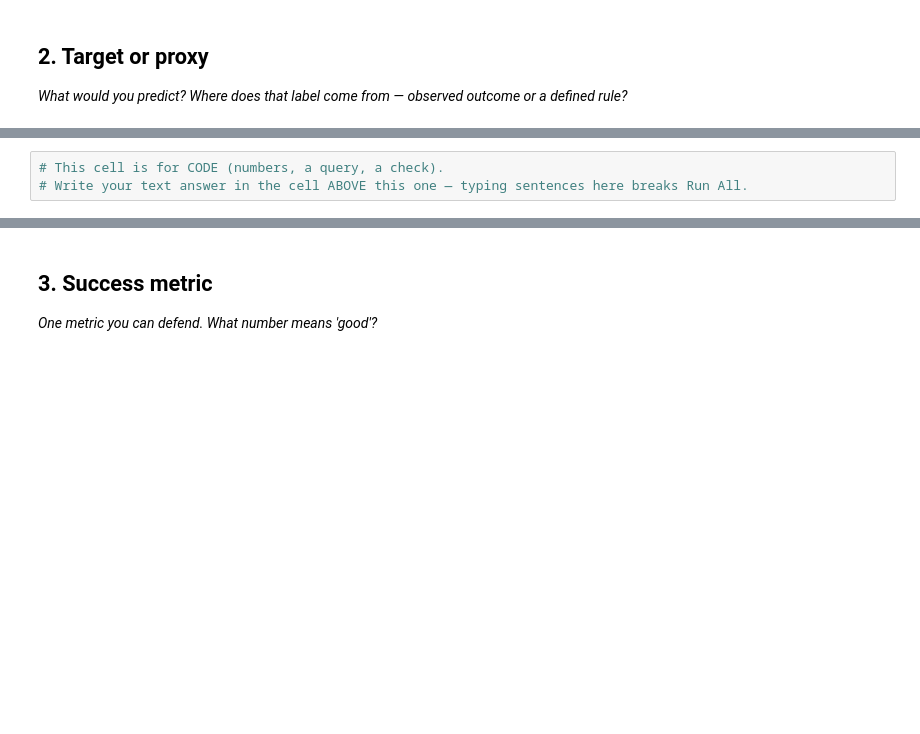
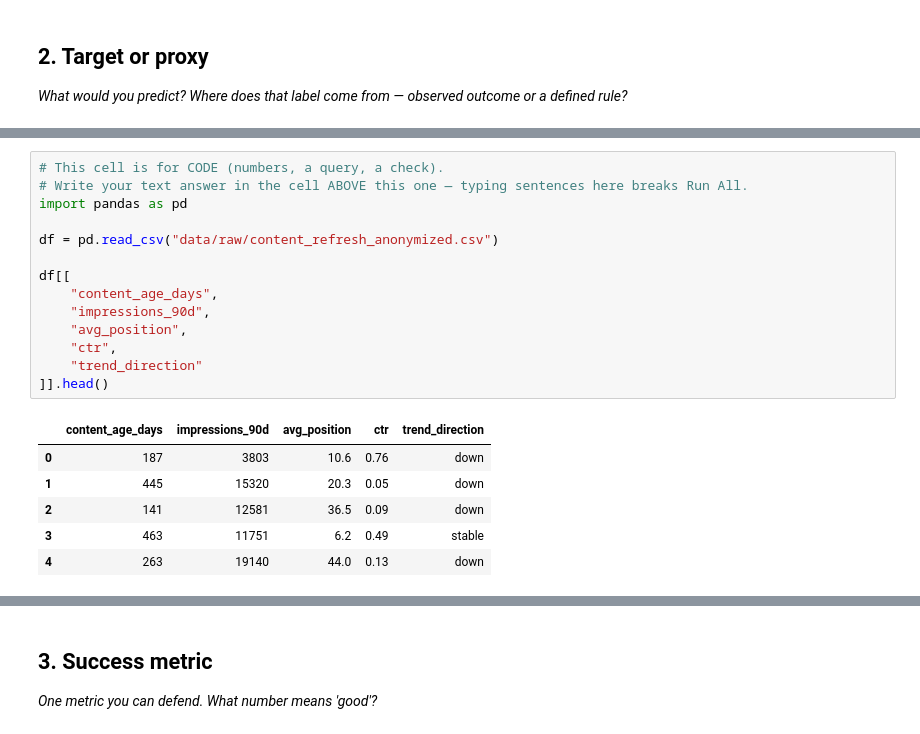
Before and after one commit to mennahamdy0/flyrank-machine-learning, a Jupyter notebook: work/notebooks/w02_ml_task_framing.ipynb, the cells around one changed output, grey strips where cells are left out. Saved outputs shown, nothing was run; the diff lists cells and outputs as text; blank space fills up the shorter version.

```diff
--- a/work/notebooks/w02_ml_task_framing.ipynb
+++ b/work/notebooks/w02_ml_task_framing.ipynb
@@ -20,3 +95,21 @@ This skeleton is yours to fill. Work the sections **in order** — each one has
 # %%
 # This cell is for CODE (numbers, a query, a check).
 # Write your text answer in the cell ABOVE this one — typing sentences here breaks Run All.
+import pandas as pd
+
+df = pd.read_csv("data/raw/content_refresh_anonymized.csv")
+
+df[[
+    "content_age_days",
+    "impressions_90d",
+    "avg_position",
+    "ctr",
+    "trend_direction"
+]].head()
+# %% [output]
+|  | content_age_days | impressions_90d | avg_position | ctr | trend_direction |
+| 0 | 187 | 3803 | 10.6 | 0.76 | down |
+| 1 | 445 | 15320 | 20.3 | 0.05 | down |
+| 2 | 141 | 12581 | 36.5 | 0.09 | down |
+| 3 | 463 | 11751 | 6.2 | 0.49 | stable |
+| 4 | 263 | 19140 | 44.0 | 0.13 | down |
```
Also changed, not shown: parts of 17 cells of this notebook.
